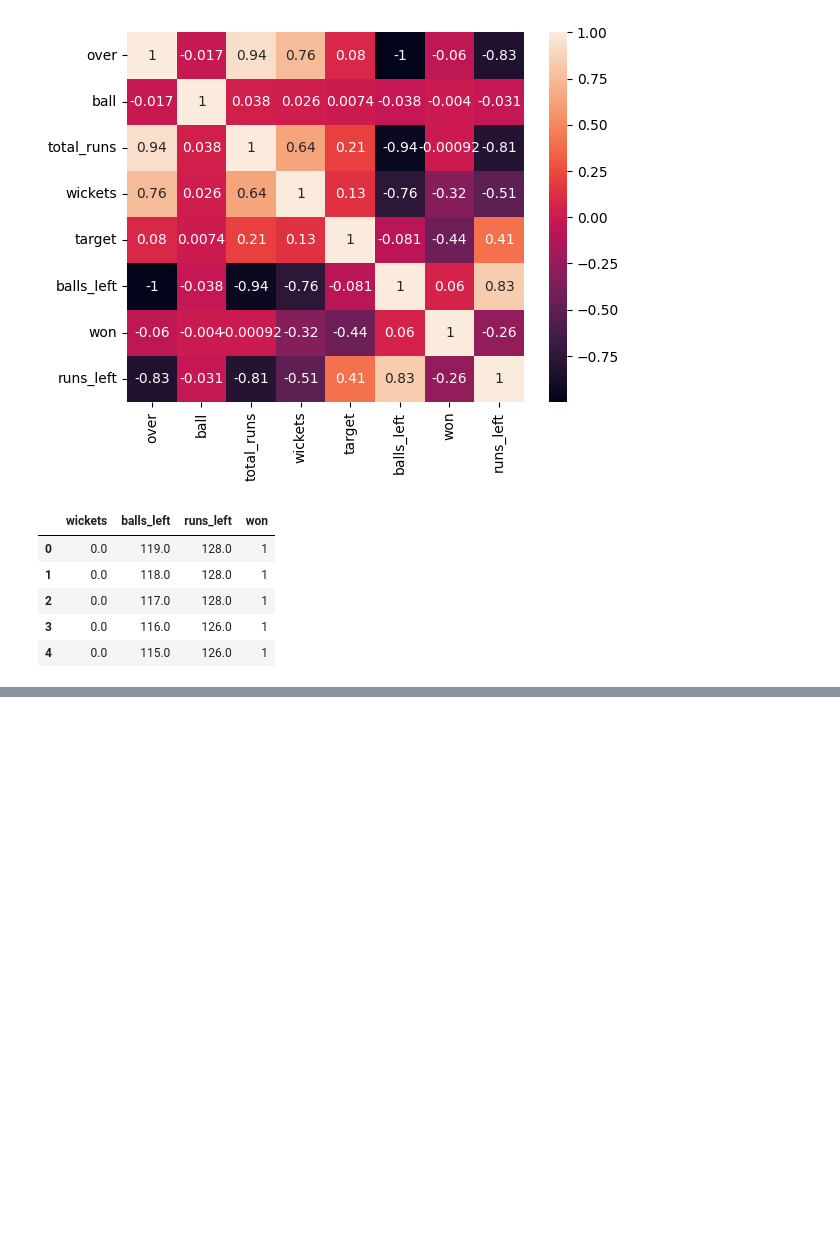
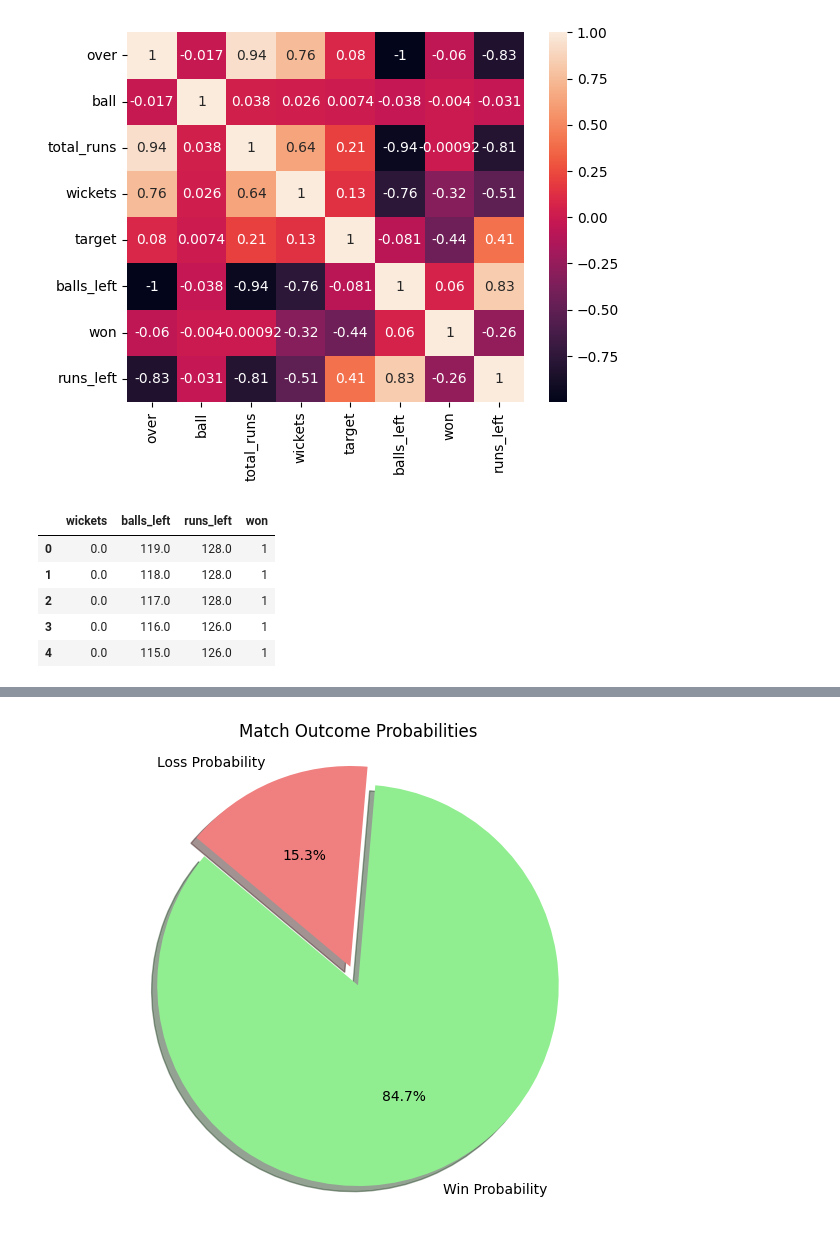
Before and after one commit to RasibHassan/Cricket-Match-Win-Predicition, a Jupyter notebook: PSL_WIN_PREDICTION.ipynb, the cells around one changed output, grey strips where cells are left out. Saved outputs shown, nothing was run; the diff lists cells and outputs as text; code cells hidden in the pictures; blank space fills up the shorter version.

```diff
--- a/PSL_WIN_PREDICTION.ipynb
+++ b/PSL_WIN_PREDICTION.ipynb
@@ -186,0 +197,6 @@ psl_df = psl_df.dropna()
+# %%
+X=psl_df.drop("won",axis=1)
+y=psl_df['won']
+# %%
+# Train and Test Split
+X_train, X_test, y_train, y_test = train_test_split(X,y,test_size=0.2,random_state = 42)
@@ -186,0 +205,3 @@ psl_df = psl_df.dropna()
+# %%
+RF = RandomForestClassifier(n_estimators = 1000, max_depth=9, random_state=0)
+RF.fit(X_train, y_train)
@@ -186,0 +321,31 @@ psl_df = psl_df.dropna()
+# %%
+current= {
+    "wickets":3,
+    "balls_left" :6,
+    "runs_left":10}
+current_df = pd.DataFrame(current,index=[0])
+proba = RF.predict_proba(current_df)
+
+# Extract probabilities for win and loss
+win_proba = proba[0, 1]
+loss_proba = proba[0, 0]
+
+# Plotting the pie chart
+labels = ['Win Probability', 'Loss Probability']
+sizes = [win_proba, loss_proba]
+colors = ['lightgreen', 'lightcoral']
+explode = (0.1, 0)  # Explode the 1st slice (Win Probability)
+
+plt.figure(figsize=(8, 6))
+plt.pie(sizes, explode=explode, labels=labels, colors=colors, autopct='%1.1f%%', shadow=True, startangle=140)
+
+# Equal aspect ratio ensures that pie is drawn as a circle
+plt.axis('equal')
+
+# Adding a title
+plt.title('Match Outcome Probabilities')
+
+# Display the plot
+plt.show()
+# %% [output]
+[figure, added]
```
Also changed, not shown: parts of 27 cells of this notebook.
